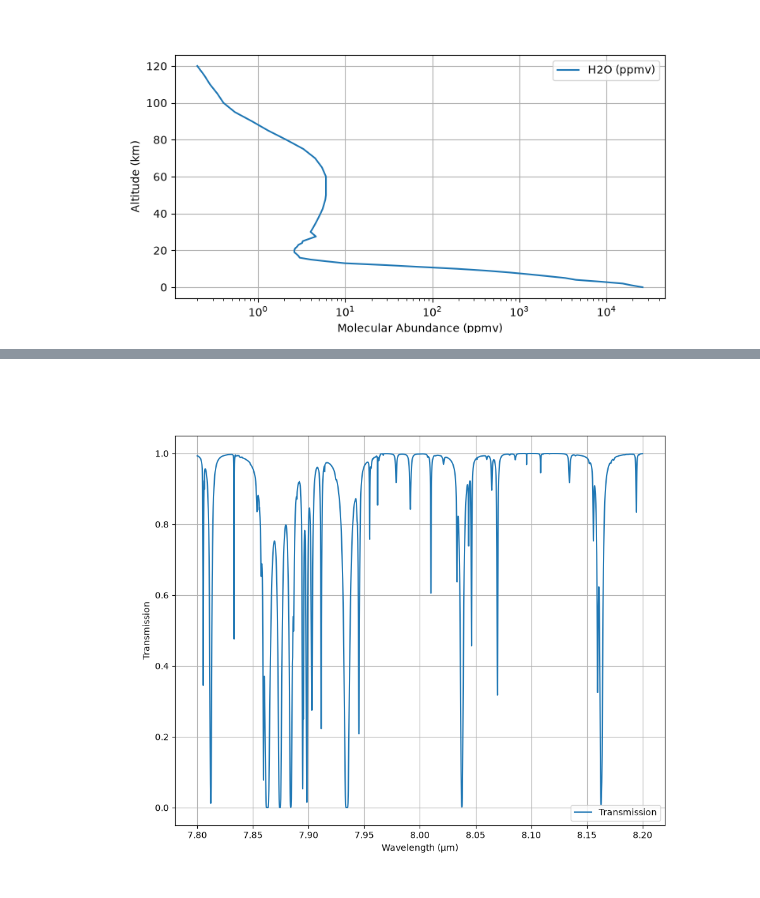
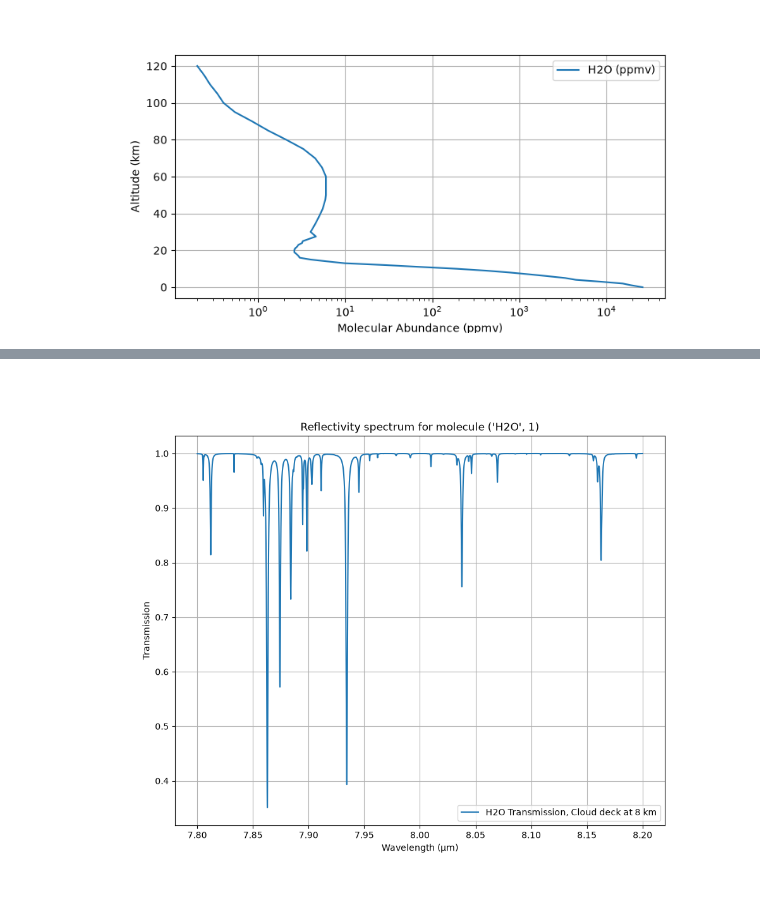
Before and after one commit to zanecollins/sgl_science_case, a Jupyter notebook: sgl_science_case/notebooks/reflectivity_model_cc_tests.ipynb, the cells around one changed output, grey strips where cells are left out. Drawn from its saved outputs; the diff is of its cells as text; code cells hidden in the pictures.

```diff
--- a/sgl_science_case/notebooks/reflectivity_model_cc_tests.ipynb
+++ b/sgl_science_case/notebooks/reflectivity_model_cc_tests.ipynb
@@ -191,6 +276,7 @@ plt.show()
 # %%
 # Example
-mols = [('H2O', 1)]  # adjust isotopes
-alts = range(len(df_atmospheric_profile_table))  # or subset
-wl, trans, wn = compute_transmission(mols, dwn=0.01, altitudes=alts)
+mols = [('H2O', 1), ('N2O', 1)]  # adjust isotopes
+alts =  range(len(df_atmospheric_profile_table))  # or subset
+
+wl, trans, wn = compute_reflectivity(mols, dwn=0.01)
 # %% [output]
@@ -214,12 +300,12 @@ Transmission range: 0.000000 to 0.999941
 # %%
-plt.cla()
 plt.figure(figsize=(10, 8))
-plt.plot(wl, trans, label="Transmission")
+plt.title(f"Reflectivity spectrum for molecule {mols[0]}")
+plt.plot(wl, trans, label=f"{mols[0][0]} Transmission, Cloud deck at {8} km")
 plt.xlabel("Wavelength (μm)")
 plt.ylabel("Transmission")
 # plt.yscale("log")
 plt.grid(True)
 plt.legend()
 plt.show()
 # %% [output]
-[figure, old version]
+[figure, new version]
```
Also changed, not shown: parts of 6 cells of this notebook.
